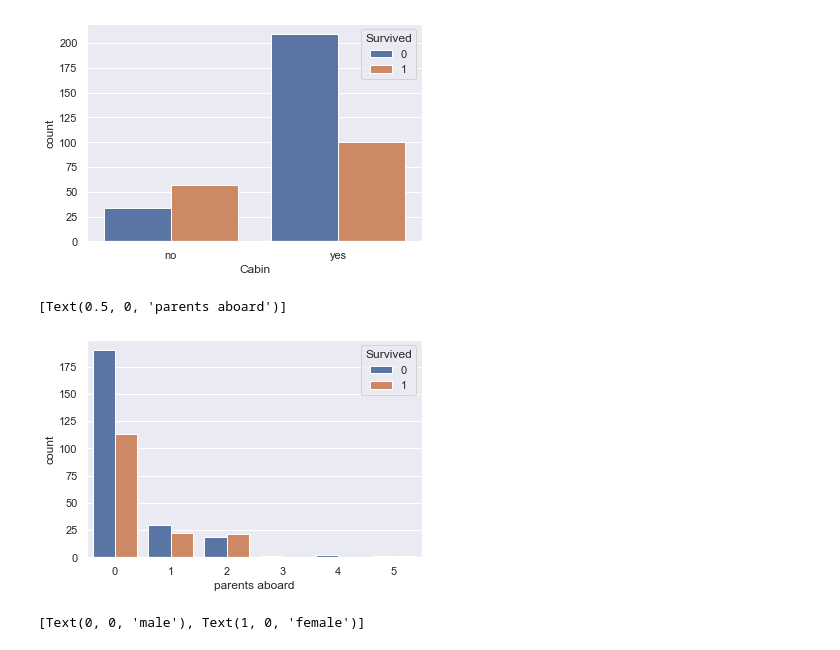
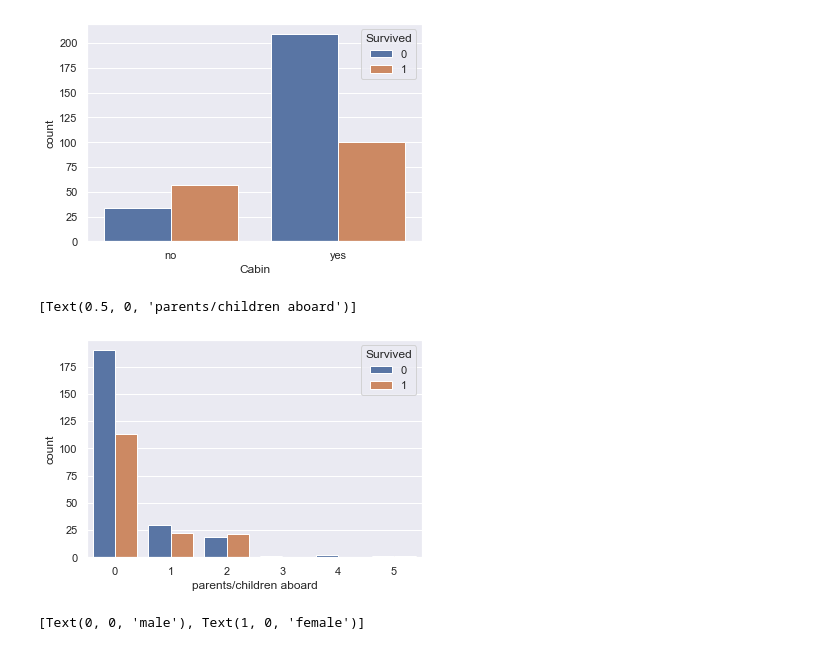
Before and after one commit to feliciahf/StudyGroupSem2, a Jupyter notebook: w2_curse_of_dimensionality(1).ipynb, the cells around one changed output. Drawn from its saved outputs; the diff is of its cells as text; code cells hidden in the pictures.

```diff
--- a/w2_curse_of_dimensionality(1).ipynb
+++ b/w2_curse_of_dimensionality(1).ipynb
@@ -230,12 +230,12 @@ ax.set_xticklabels(['no','yes'])
 [Text(0, 0, 'no'), Text(1, 0, 'yes')]
 [figure]
 # %%
-# parents aboard, survived
+# parents/children aboard, survived
 ax = sns.countplot(x="Parch", hue="Survived", data=train)
-ax.set(xlabel='parents aboard')
+ax.set(xlabel='parents/children aboard')
 # %% [output]
-[Text(0.5, 0, 'parents aboard')]
+[Text(0.5, 0, 'parents/children aboard')]
-[figure, old version]
+[figure, new version]
 # %%
 # Age, sex, survived
 ax = sns.boxplot(x="Sex_female", y="Age", hue="Survived", data=train)
```
Also changed, not shown: parts of 3 cells of this notebook.
